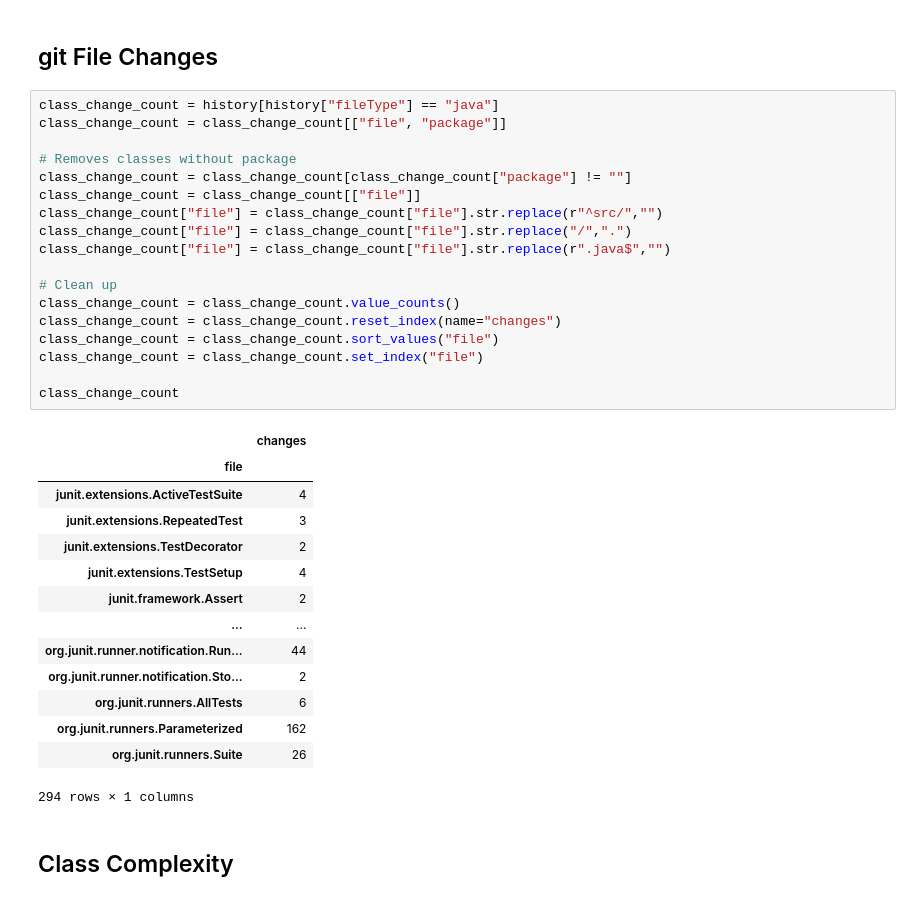
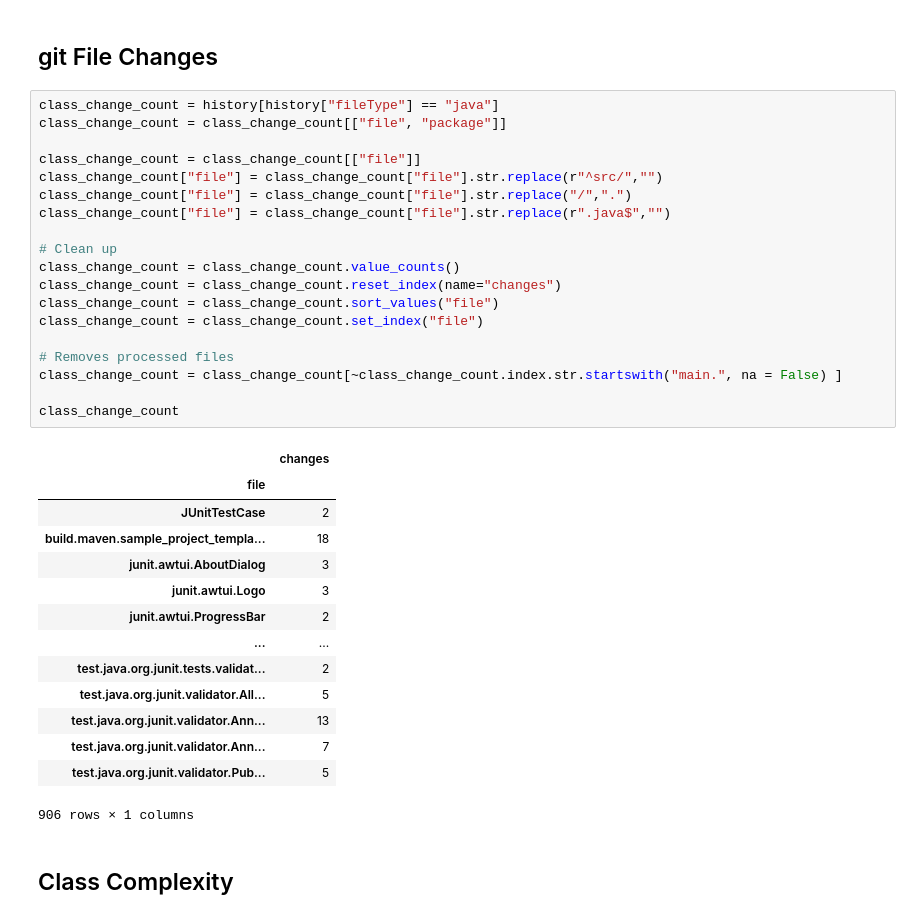
Before and after one commit to Bernardo-MG/jupyter-notebook-example, a Jupyter notebook: architecture/architecture_hotspots.ipynb, the cells around one changed output. Drawn from its saved outputs; the diff is of its cells as text.

```diff
--- a/architecture/architecture_hotspots.ipynb
+++ b/architecture/architecture_hotspots.ipynb
@@ -39,36 +82,37 @@ classes.head()
 # %%
 class_change_count = history[history["fileType"] == "java"]
 class_change_count = class_change_count[["file", "package"]]
 
-# Removes classes without package
-class_change_count = class_change_count[class_change_count["package"] != ""]
 class_change_count = class_change_count[["file"]]
 class_change_count["file"] = class_change_count["file"].str.replace(r"^src/","")
 class_change_count["file"] = class_change_count["file"].str.replace("/",".")
 class_change_count["file"] = class_change_count["file"].str.replace(r".java$","")
 
 # Clean up
 class_change_count = class_change_count.value_counts()
 class_change_count = class_change_count.reset_index(name="changes")
 class_change_count = class_change_count.sort_values("file")
 class_change_count = class_change_count.set_index("file")
 
+# Removes processed files
+class_change_count = class_change_count[~class_change_count.index.str.startswith("main.", na = False) ]
+
 class_change_count
 # %% [output]
 |  | changes |
 | file |  |
-| junit.extensions.ActiveTestSuite | 4 |
-| junit.extensions.RepeatedTest | 3 |
-| junit.extensions.TestDecorator | 2 |
-| junit.extensions.TestSetup | 4 |
-| junit.framework.Assert | 2 |
+| JUnitTestCase | 2 |
+| build.maven.sample_project_templa... | 18 |
+| junit.awtui.AboutDialog | 3 |
+| junit.awtui.Logo | 3 |
+| junit.awtui.ProgressBar | 2 |
 | ... | ... |
-| org.junit.runner.notification.Run... | 44 |
-| org.junit.runner.notification.Sto... | 2 |
-| org.junit.runners.AllTests | 6 |
-| org.junit.runners.Parameterized | 162 |
-| org.junit.runners.Suite | 26 |
+| test.java.org.junit.tests.validat... | 2 |
+| test.java.org.junit.validator.All... | 5 |
+| test.java.org.junit.validator.Ann... | 13 |
+| test.java.org.junit.validator.Ann... | 7 |
+| test.java.org.junit.validator.Pub... | 5 |
-294 rows × 1 columns
+906 rows × 1 columns
 # %% [markdown]
 ## Class Complexity
 # %%
```
Also changed, not shown: parts of 6 cells of this notebook, 1 other file.
